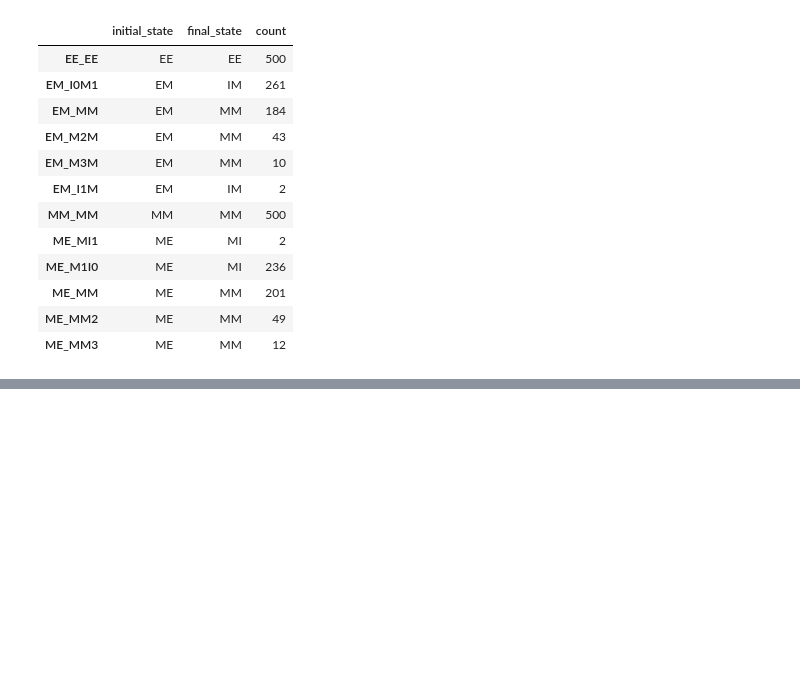
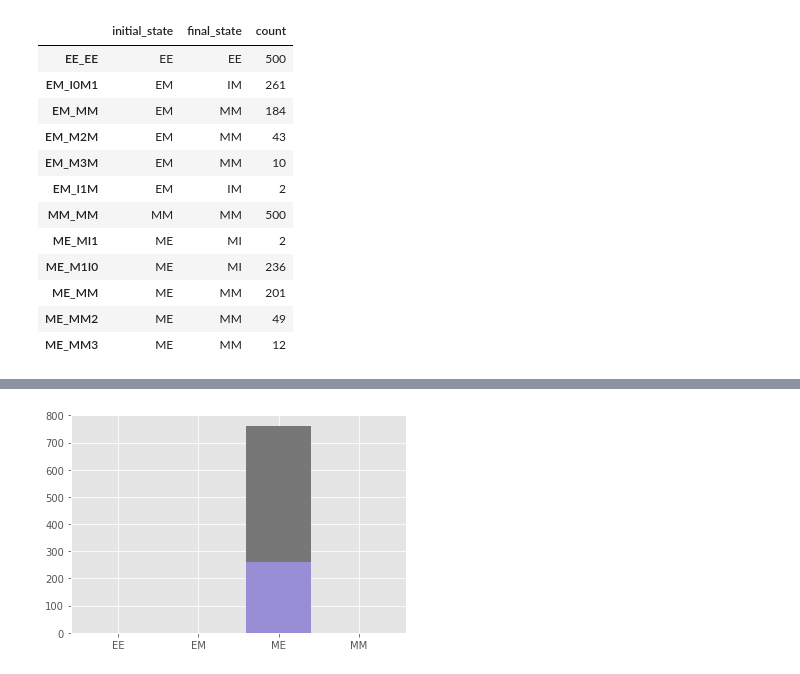
Before and after one commit to ftedo/simulation-files, a Jupyter notebook: analyser/Playground.ipynb, the cells around one changed output, grey strips where cells are left out. Drawn from its saved outputs; the diff is of its cells as text; code cells hidden in the pictures; blank space fills up the shorter version.

```diff
--- a/analyser/Playground.ipynb
+++ b/analyser/Playground.ipynb
@@ -131,0 +149,11 @@ pd.DataFrame(final_states_df.groupby(['initial_state', 'final_state'])['count'].
+# %%
+ind = np.arange(len(init))
+for i in range(0, len(matrix)):
+    if i == 0:
+        plt.bar(ind, initial)
+    else:
+        plt.bar(ind, initial, bottom=matrix[i-1])
+plt.xticks(ind, init)
+plt.show()
+# %% [output]
+[figure, added]
```
Also changed, not shown: parts of 14 cells of this notebook, 5 other files.
